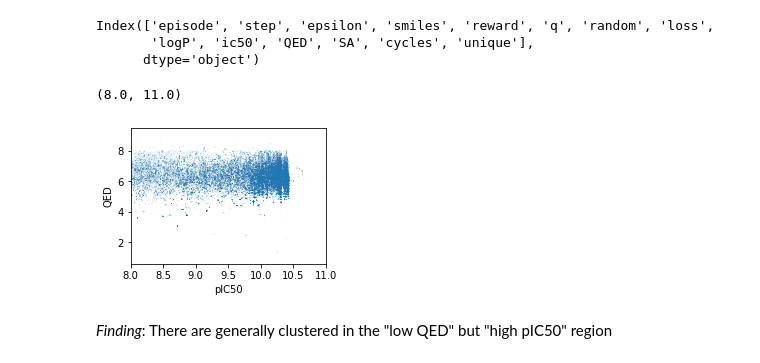
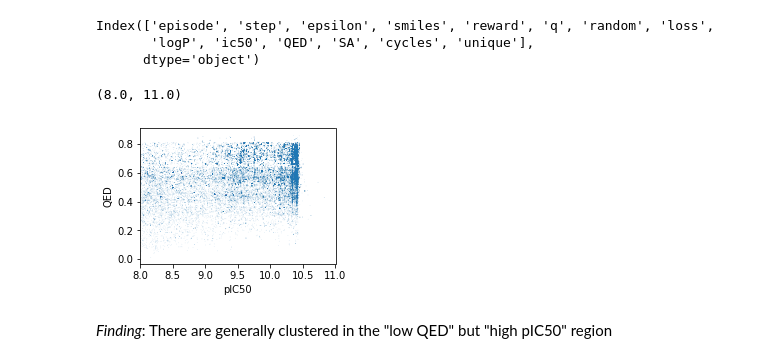
Before and after one commit to exalearn/covid-drug-design, a Jupyter notebook: notebooks/compare-performance/0_evaluate-rl-runs.ipynb, the cells around one changed output. Saved outputs shown, nothing was run; the diff lists cells and outputs as text; code cells hidden in the pictures.

```diff
--- a/notebooks/compare-performance/0_evaluate-rl-runs.ipynb
+++ b/notebooks/compare-performance/0_evaluate-rl-runs.ipynb
@@ -93,5 +93,6 @@ with open(os.path.join('..', 'baseline', 'top_pIC50_mpnn.json')) as fp:
 # %% [markdown]
 Find the best run
 # %%
-results.query('reward=="MO"').sort_values('pIC50_above_8', ascending=False).head(1)
+best_ic50 = results.query('reward=="MO" and max_steps==40').sort_values('pIC50_above_8', ascending=False).head(2)
+best_ic50[columns_to_disp]
 # %% [output]
@@ -101,4 +102,4 @@ results.query('reward=="MO"').sort_values('pIC50_above_8', ascending=False).head
 # %%
-best_run = results.query('reward=="ic50"').sort_values('best_found', ascending=False).iloc[0]['path']
+best_run = best_ic50['path'].iloc[0]
 print(f'Chose {best_run}')
 # %% [output]
@@ -176,14 +177,14 @@ Index(['episode', 'step', 'epsilon', 'smiles', 'reward', 'q', 'random', 'loss',
 # %%
 fig, ax = plt.subplots(figsize=(3.5, 2.5))
 
-ax.scatter(mols['ic50'], -mols['SA'], alpha=0.2, s=0.5, edgecolor='none')
+ax.scatter(mols['ic50'], mols['QED'], alpha=0.2, s=0.5, edgecolor='none')
 
 ax.set_ylabel('QED')
 ax.set_xlabel('pIC50')
 ax.set_xlim(8, 11)
 # %% [output]
 (8.0, 11.0)
-[figure, old version]
+[figure, new version]
 # %% [markdown]
 *Finding*: There are generally clustered in the "low QED" but "high pIC50" region
 # %% [markdown]
```
Also changed, not shown: parts of 23 cells of this notebook, 9 other files.
